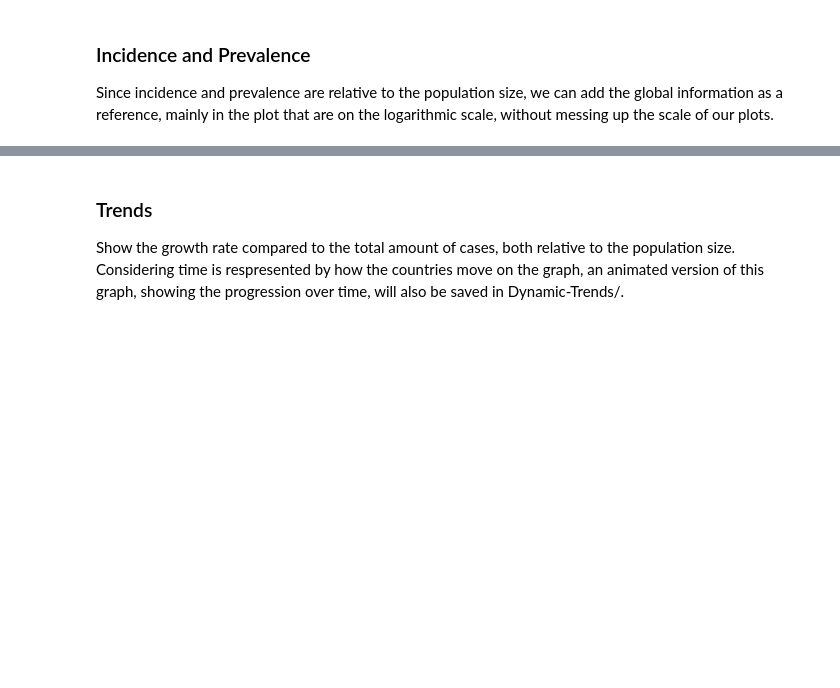
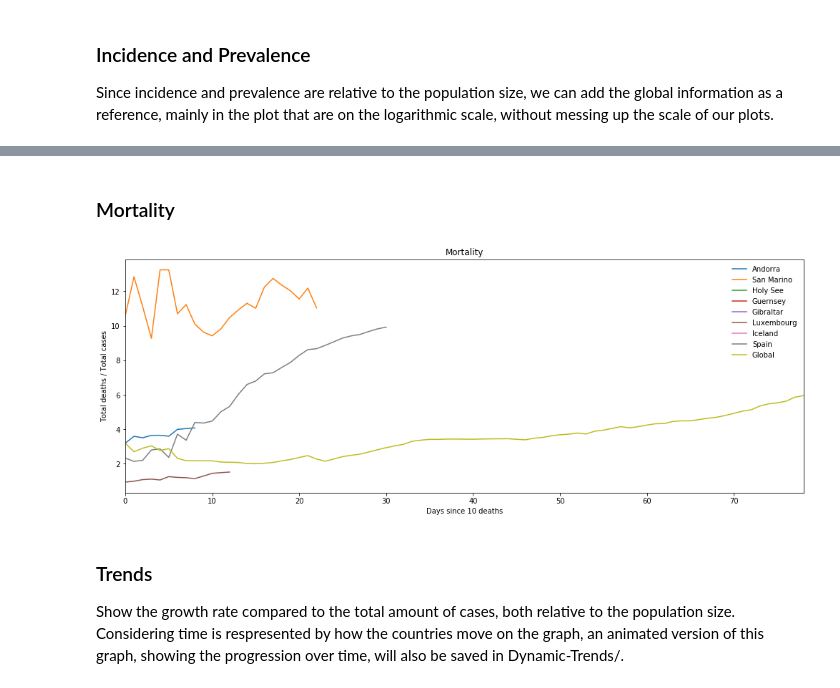
Before and after one commit to simon-verheyen/Portfolio, a Jupyter notebook: COVID-data/Visualization/Highest_Impact.ipynb, the cells around one changed output, grey strips where cells are left out. Saved outputs shown, nothing was run; the diff lists cells and outputs as text; code cells hidden in the pictures; blank space fills up the shorter version.

```diff
--- a/COVID-data/Visualization/Highest_Impact.ipynb
+++ b/COVID-data/Visualization/Highest_Impact.ipynb
@@ -68,3 +75,9 @@ mt.plot_spread('incidence', '3days', countries, scale='log')
+# %% [markdown]
+### Mortality
+# %%
+mt.plot_mortality(countries)
+# %% [output]
+[figure, added]
 # %% [markdown]
 ### Trends
 
```
Also changed, not shown: parts of 9 cells of this notebook, 34 other files.
